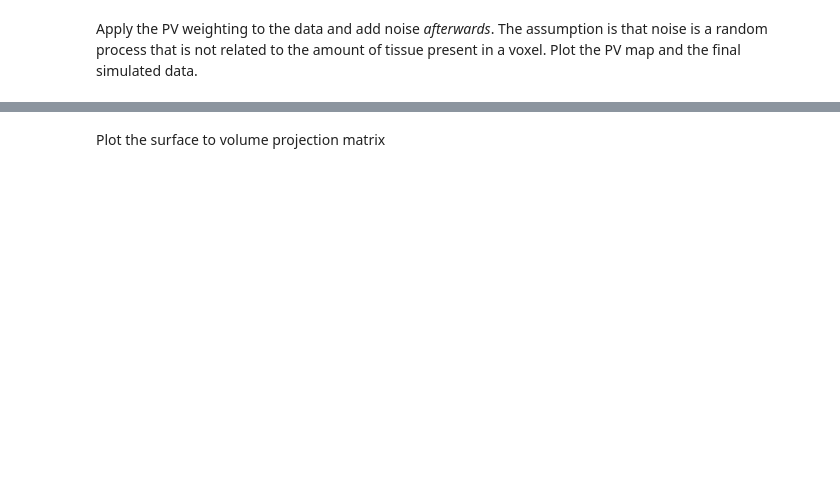
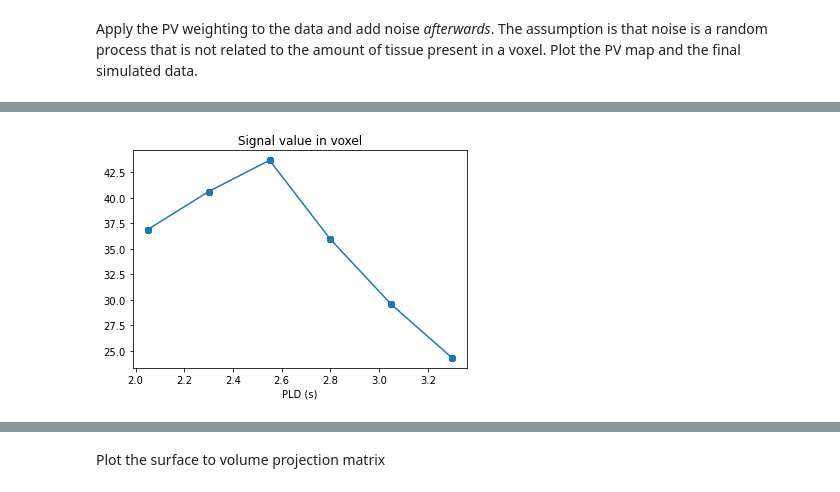
Before and after one commit to physimals/svb, a Jupyter notebook: surf_demo.ipynb, the cells around one changed output, grey strips where cells are left out. Saved outputs shown, nothing was run; the diff lists cells and outputs as text; code cells hidden in the pictures; blank space fills up the shorter version.

```diff
--- a/surf_demo.ipynb
+++ b/surf_demo.ipynb
@@ -131 +144,10 @@ Apply the PV weighting to the data and add noise *afterwards*. The assumption is
+# %%
+fig = plt.figure()
+plt.scatter(tpts, vol_data[vox_idx,:])
+plt.plot(plds + asl_model.tau, vol_data[vox_idx,:].reshape(len(plds),-1).mean(1))
+plt.title('Signal value in voxel')
+plt.xlabel('PLD (s)')
+plt.show()
+# %% [output]
+[figure, added]
 # %%
```
Also changed, not shown: parts of 15 cells of this notebook, 3 other files.
